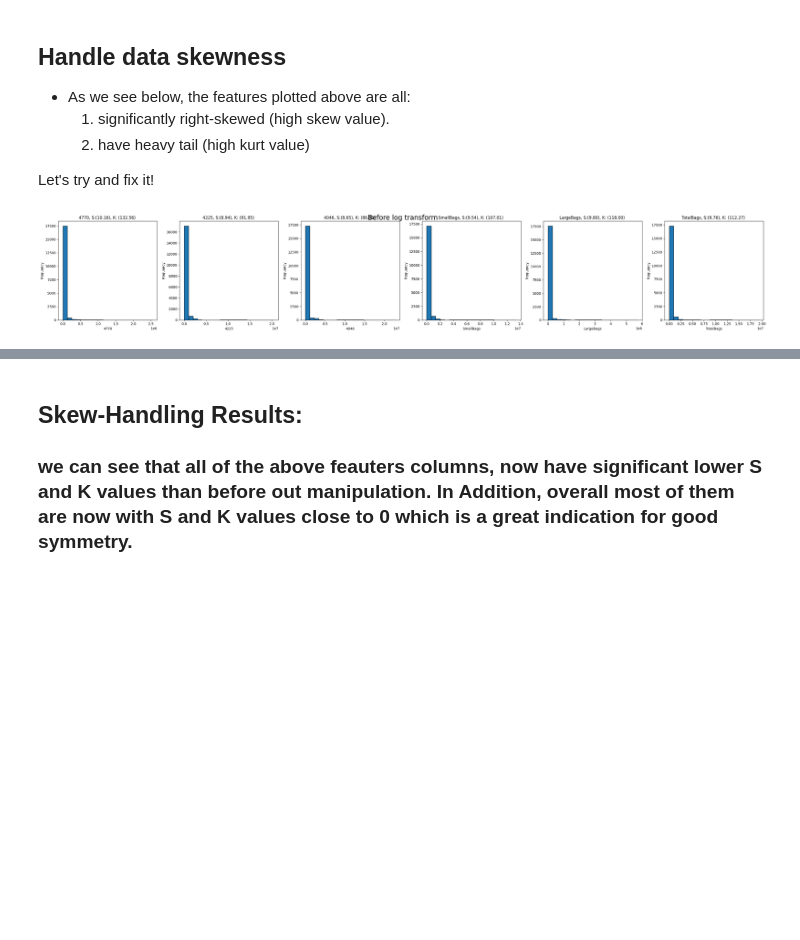
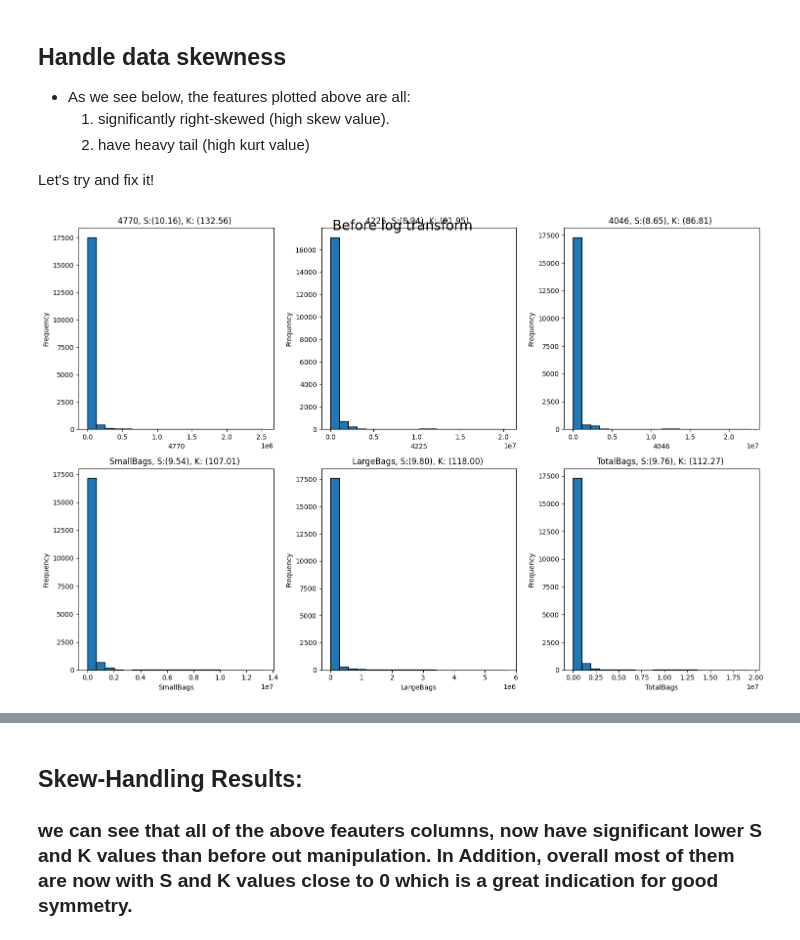
Before and after one commit to ItamarBerger/TabularDS, a Jupyter notebook: TDS_part2.ipynb, the cells around one changed output, grey strips where cells are left out. Saved outputs shown, nothing was run; the diff lists cells and outputs as text; code cells hidden in the pictures; blank space fills up the shorter version.

```diff
--- a/TDS_part2.ipynb
+++ b/TDS_part2.ipynb
@@ -139,35 +151,35 @@ def plot_columns_hists(dtf, title, hardcoded_columns):
     num_columns = len(hardcoded_columns)
 
     num_rows = int(np.ceil(num_columns / 3))
     num_cols = min(num_columns, 3)
 
     # create subplots
     fig, axes = plt.subplots(nrows=num_rows, ncols=num_cols, figsize=(5 * num_cols, 5 * num_rows))
 
     axes = axes.flatten()
 
     # loop through the columns and plot each histogram
     for i, column in enumerate(hardcoded_columns):
         axes[i].hist(dtf[column], bins=20, edgecolor='black')
         axes[i].set_title(f"{column}, S:({dtf[column].skew():.2f}), K: ({dtf[column].kurt():.2f}) ")
         axes[i].set_xlabel(column)
         axes[i].set_ylabel('Frequency')
 
     for j in range(i + 1, len(axes)):
         axes[j].axis('off')
 
     plt.tight_layout()
     plt.suptitle(title, fontsize=20)
     plt.show()
 import numpy as np
 import pandas as pd
 from scipy.stats import skew
 
 
 
-plot_columns_hists(dtf, "Before log transform")
+plot_columns_hists(dtf, "Before log transform", hardcoded_columns)
 # %% [output]
-[figure, old version]
+[figure, new version]
 # %%
 
 import pandas as pd
```
Also changed, not shown: parts of 11 cells of this notebook.
